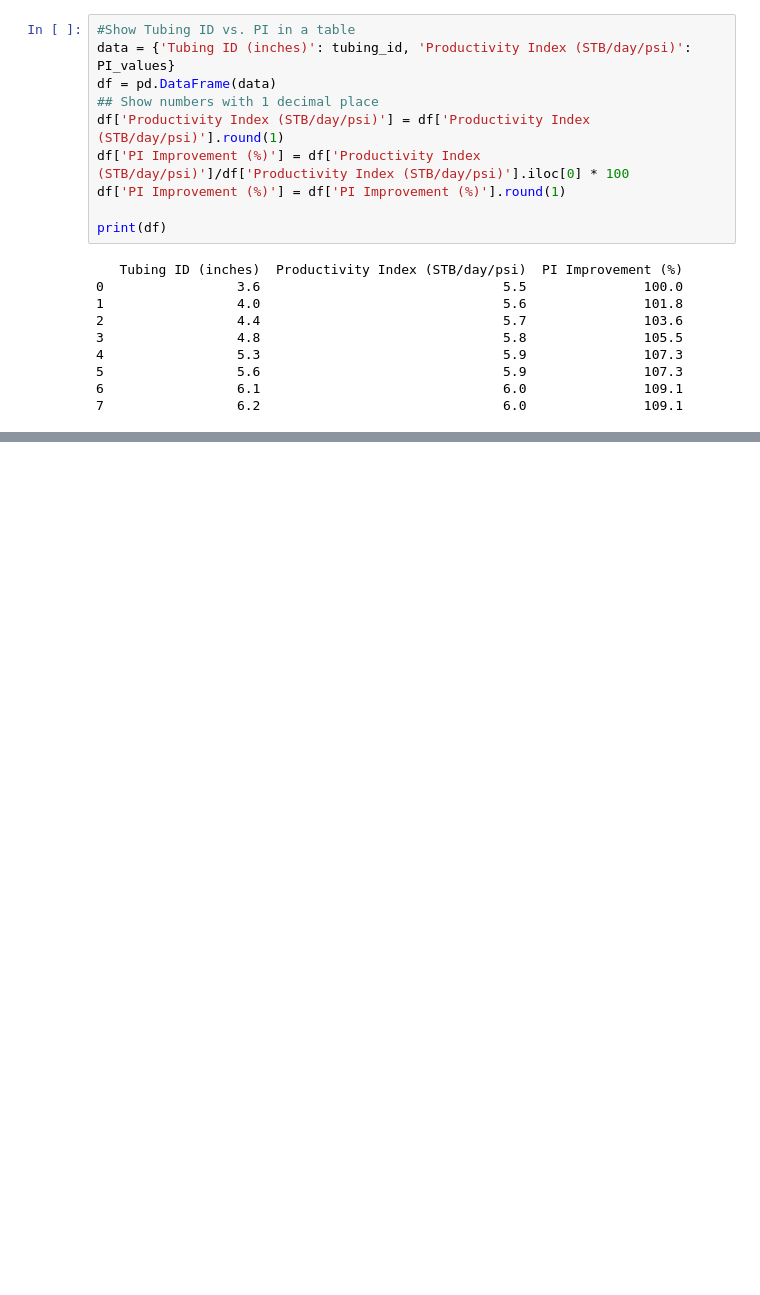
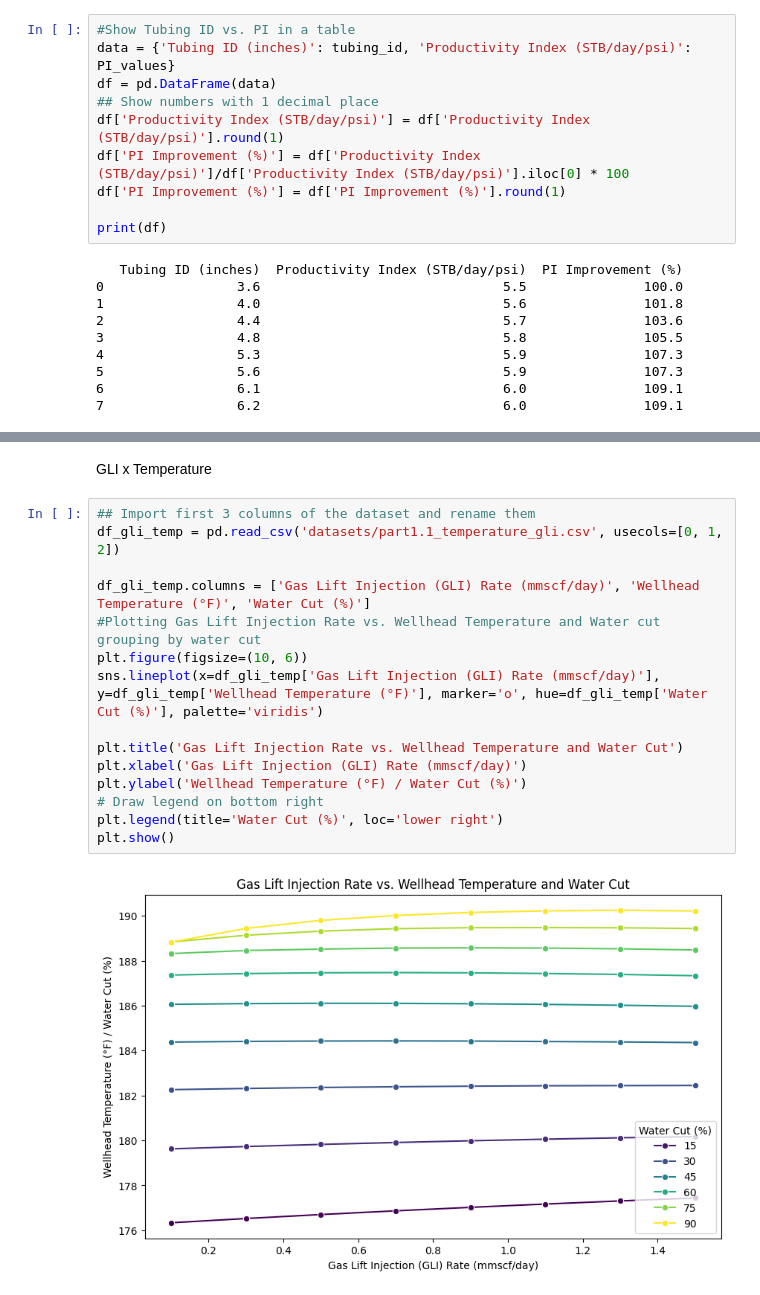
Before and after one commit to mocolega/PE7023-Project, a Jupyter notebook: python/Part1.ipynb, the cells around one changed output, grey strips where cells are left out. Drawn from its saved outputs; the diff is of its cells as text; blank space fills up the shorter version.

```diff
--- a/python/Part1.ipynb
+++ b/python/Part1.ipynb
@@ -151,0 +223,19 @@ id_x_rate
+# %% [markdown]
+GLI x Temperature
+# %%
+## Import first 3 columns of the dataset and rename them
+df_gli_temp = pd.read_csv('datasets/part1.1_temperature_gli.csv', usecols=[0, 1, 2])
+
+df_gli_temp.columns = ['Gas Lift Injection (GLI) Rate (mmscf/day)', 'Wellhead Temperature (°F)', 'Water Cut (%)']
+#Plotting Gas Lift Injection Rate vs. Wellhead Temperature and Water cut grouping by water cut
+plt.figure(figsize=(10, 6))
+sns.lineplot(x=df_gli_temp['Gas Lift Injection (GLI) Rate (mmscf/day)'], y=df_gli_temp['Wellhead Temperature (°F)'], marker='o', hue=df_gli_temp['Water Cut (%)'], palette='viridis')
+
+plt.title('Gas Lift Injection Rate vs. Wellhead Temperature and Water Cut')
+plt.xlabel('Gas Lift Injection (GLI) Rate (mmscf/day)')
+plt.ylabel('Wellhead Temperature (°F) / Water Cut (%)')
+# Draw legend on bottom right
+plt.legend(title='Water Cut (%)', loc='lower right')
+plt.show()
+# %% [output]
+[figure, added]
```
Also changed, not shown: parts of 11 cells of this notebook, 16 other files.
